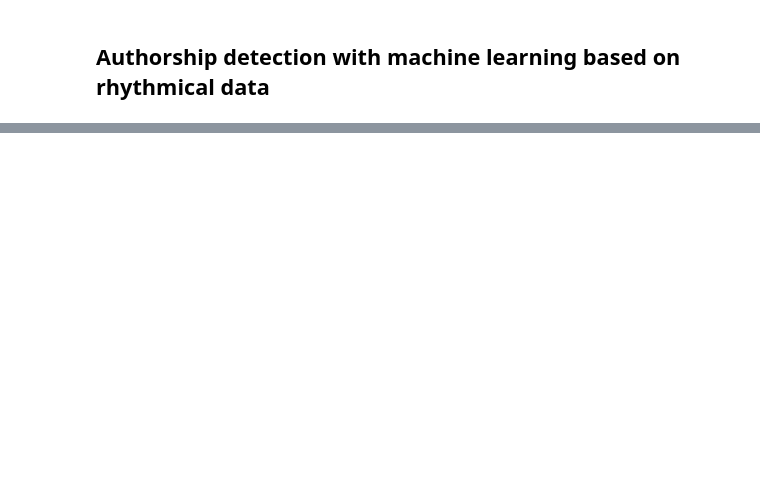
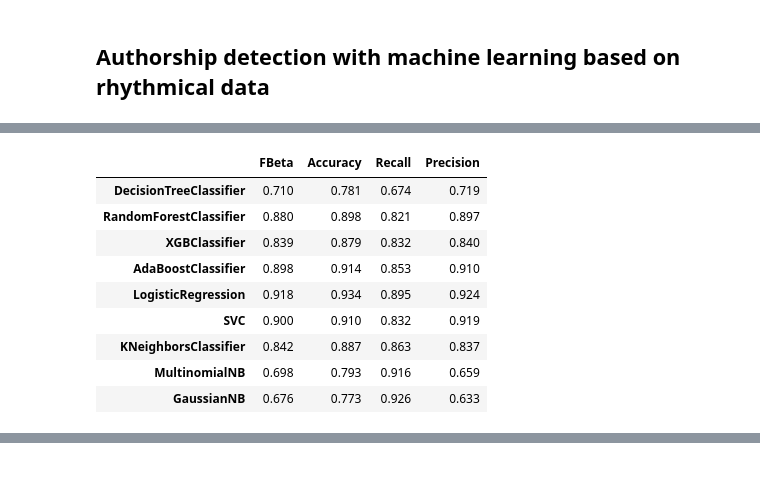
Before and after one commit to DrKroll/machine-learning-rhythm-authorship, a Jupyter notebook: authorship_rhythm_ml.ipynb, the cells around one changed output, grey strips where cells are left out. Drawn from its saved outputs; the diff is of its cells as text; code cells hidden in the pictures; blank space fills up the shorter version.

```diff
--- a/authorship_rhythm_ml.ipynb
+++ b/authorship_rhythm_ml.ipynb
@@ -30,0 +169,25 @@ from sklearn.metrics import classification_report, make_scorer, fbeta_score
+# %%
+#Let's try out several models
+clf_dt =  DecisionTreeClassifier(random_state=RSEED)
+clf_rf = RandomForestClassifier(random_state=RSEED)
+clf_xg = XGBClassifier(seed=RSEED)
+clf_ada = AdaBoostClassifier(random_state=RSEED)
+clf_lr = LogisticRegression(random_state=RSEED)
+clf_sv = SVC(random_state=RSEED)
+clf_knn =  KNeighborsClassifier()
+clf_mnb =MultinomialNB()
+clf_g = GaussianNB()
+
+#Let's store the variantes in a list so we can loop through them
+list_of_models = [clf_dt, clf_rf, clf_xg, clf_ada, clf_ada, clf_lr, clf_sv, clf_knn, clf_mnb, clf_g]
+# %%
+#Dictionary to store result of different models
+result_dict = {}
+#Let's try out different models
+for model in list_of_models:
+    kfold = KFold(n_splits=10, random_state=RSEED, shuffle=True)
+    start_time = time.time()
+    name = type(model).__name__
+    result_dict[name] = cross_val_predict(model, X_train, y_train, cv=kfold, n_jobs=1)
+    end_time = time.time()
+    print(f"{name} - Time taken: {end_time - start_time:.2f} seconds")
@@ -30,0 +205,27 @@ from sklearn.metrics import classification_report, make_scorer, fbeta_score
+# %%
+def nice_scores(y_train, y_predictions_dict):
+
+    df = pd.DataFrame(columns=['FBeta', 'Accuracy', 'Recall', 'Precision'])
+
+    for model_name, predictions in y_predictions_dict.items():
+        fbeta = round(fbeta_score(y_train, predictions, beta=0.5), 3)
+        accuracy = round(accuracy_score(y_train, predictions), 3)
+        recall = round(recall_score(y_train, predictions), 3)
+        precision = round(precision_score(y_train, predictions), 3)
+
+        df.loc[model_name] = [fbeta, accuracy, recall, precision]
+
+    return df
+# %%
+display(nice_scores(y_train, result_dict))
+# %% [output]
+|  | FBeta | Accuracy | Recall | Precision |
+| DecisionTreeClassifier | 0.710 | 0.781 | 0.674 | 0.719 |
+| RandomForestClassifier | 0.880 | 0.898 | 0.821 | 0.897 |
+| XGBClassifier | 0.839 | 0.879 | 0.832 | 0.840 |
+| AdaBoostClassifier | 0.898 | 0.914 | 0.853 | 0.910 |
+| LogisticRegression | 0.918 | 0.934 | 0.895 | 0.924 |
+| SVC | 0.900 | 0.910 | 0.832 | 0.919 |
+| KNeighborsClassifier | 0.842 | 0.887 | 0.863 | 0.837 |
+| MultinomialNB | 0.698 | 0.793 | 0.916 | 0.659 |
+| GaussianNB | 0.676 | 0.773 | 0.926 | 0.633 |
```
Also changed, not shown: parts of 20 cells of this notebook, 2 other files.
